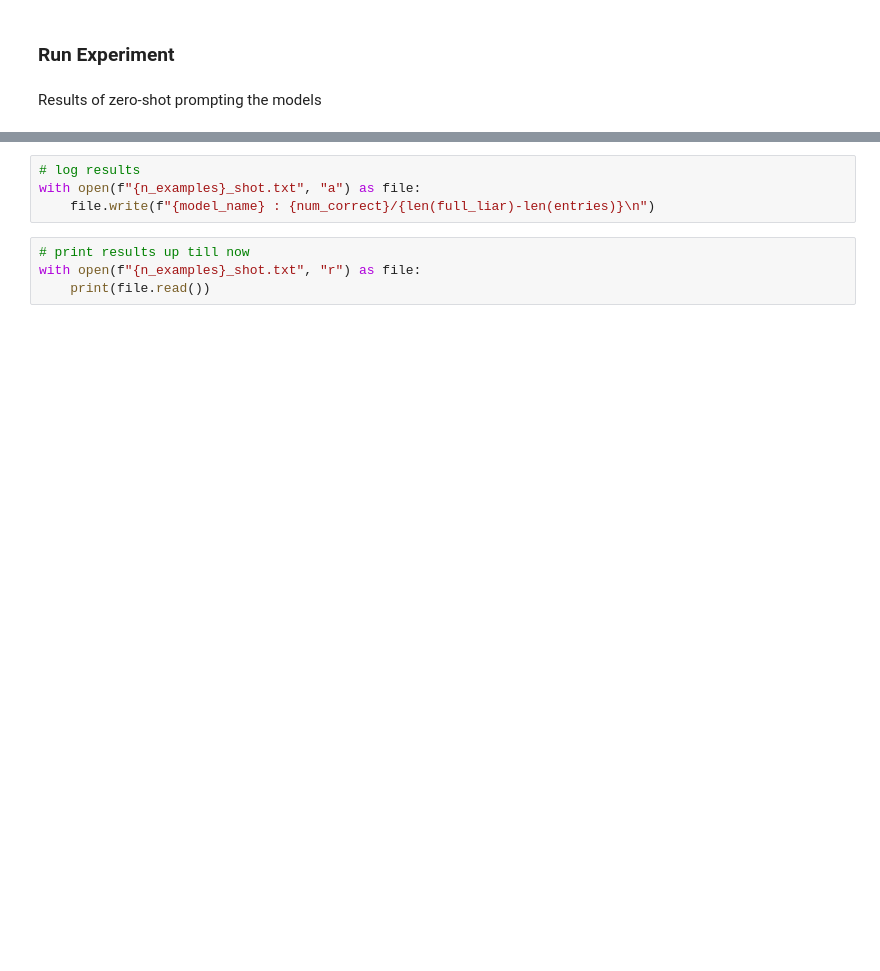
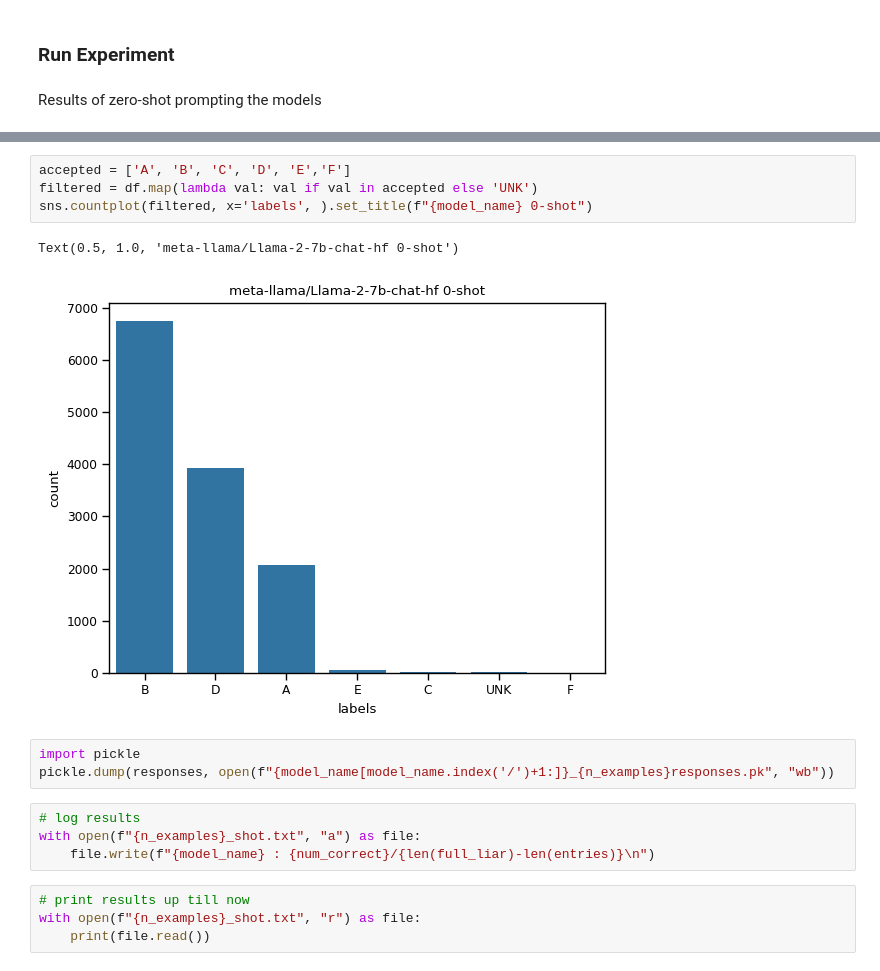
Before and after one commit to chrehall68/mlvis, a Jupyter notebook: liar.ipynb, the cells around one changed output, grey strips where cells are left out. Cells and saved outputs as stored; diff of their text form; blank space fills up the shorter version.

```diff
--- a/liar.ipynb
+++ b/liar.ipynb
@@ -169,3 +267,13 @@ for idx, entry in enumerate(tqdm(full_liar)):
+# %%
+accepted = ['A', 'B', 'C', 'D', 'E','F']
+filtered = df.map(lambda val: val if val in accepted else 'UNK')
+sns.countplot(filtered, x='labels', ).set_title(f"{model_name} 0-shot")
+# %% [output]
+Text(0.5, 1.0, 'meta-llama/Llama-2-7b-chat-hf 0-shot')
+[figure, added]
+# %%
+import pickle
+pickle.dump(responses, open(f"{model_name[model_name.index('/')+1:]}_{n_examples}responses.pk", "wb"))
 # %%
 # log results
 with open(f"{n_examples}_shot.txt", "a") as file:
```
Also changed, not shown: parts of 16 cells of this notebook, 29 other files.
